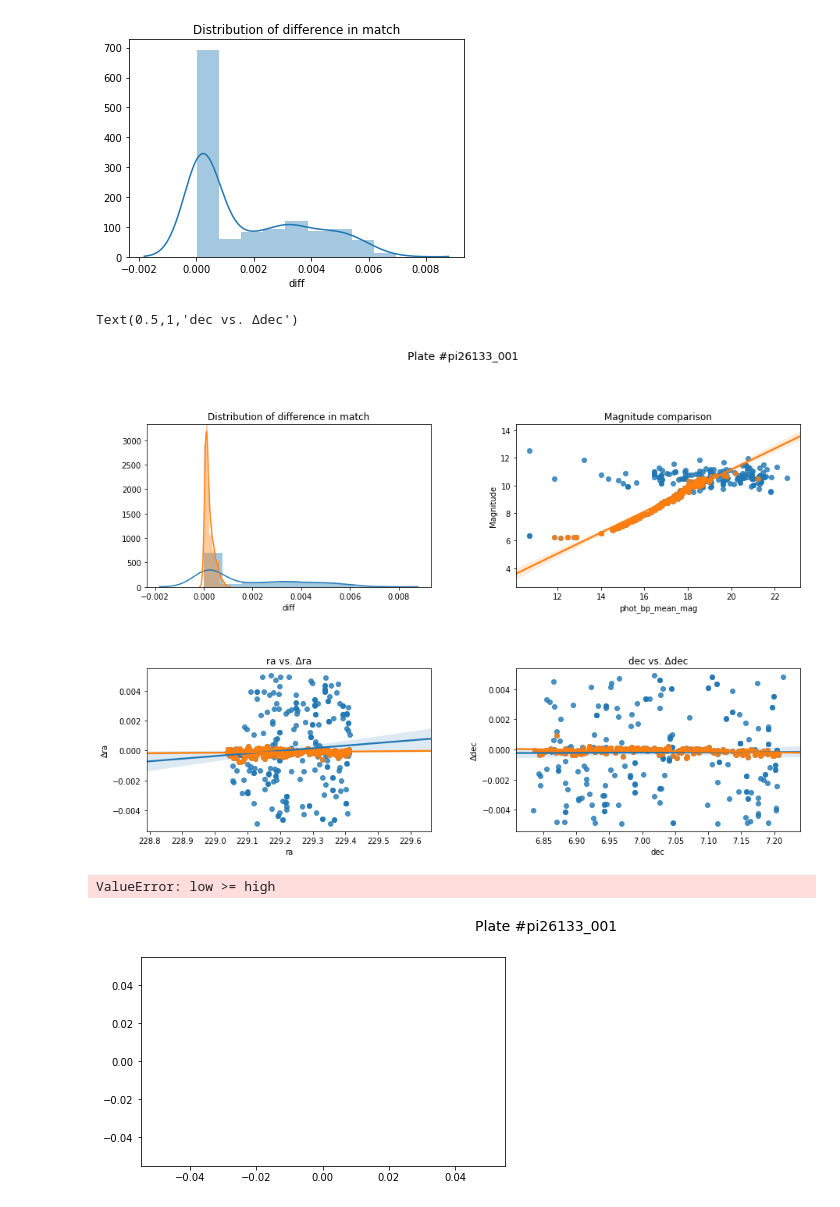
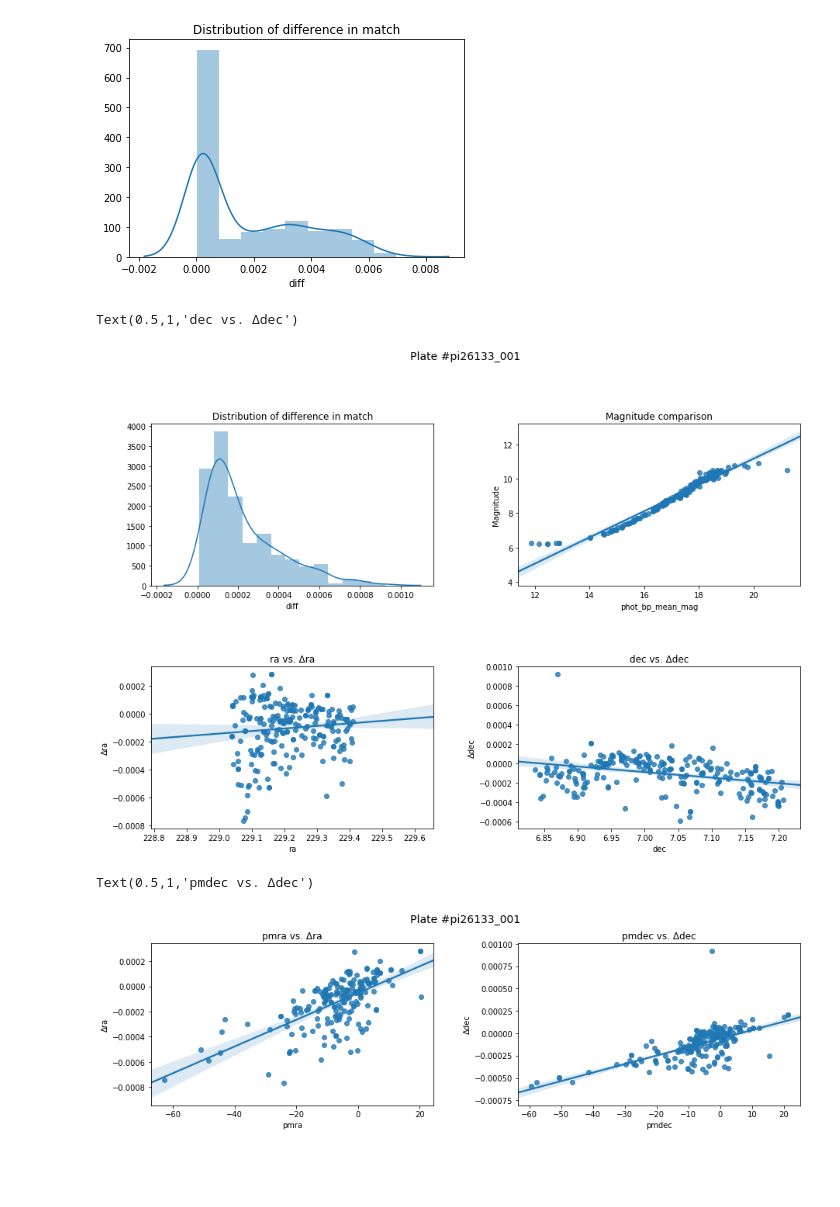
Before and after one commit to oliang2000/yerkes-plate-digitization, a Jupyter notebook: APT.ipynb, the cells around one changed output. Cells and saved outputs as stored; diff of their text form; code cells hidden in the pictures; blank space fills up the shorter version.

Commit message:
Added pmra & dec graphs

```diff
--- a/APT.ipynb
+++ b/APT.ipynb
@@ -67,7 +68,7 @@ while m < len(df_apt):
             if df_apt['CentroidDec'][m] - maxdiff <= df_gaia['dec'][n] <= df_apt['CentroidDec'][m] + maxdiff :
                 df_temp = df_temp.append({'ra': df_gaia['ra'][n], 'dec': df_gaia['dec'][n], \
                                           'phot_bp_mean_mag': df_gaia['phot_bp_mean_mag'][n], \
-                                          'pmra': df_gaia['pmra'][n],\
+                                          'pmra': df_gaia['pmra'][n],'pmdec': df_gaia['pmdec'][n],\
                                           'diff':  math.sqrt((df_gaia['ra'][n]-df_apt['CentroidRA'][m])**2+\
                                                              (df_gaia['dec'][n]-df_apt['CentroidDec'][m])**2)},\
                                          ignore_index=True)
@@ -91,6 +92,7 @@ while m < len(df_apt):
         df = df.append({'ra': df_temp['ra'][0], \
                     'dec': df_temp['dec'][0],\
                     'phot_bp_mean_mag': df_temp['phot_bp_mean_mag'][0],\
+                    'pmra': df_temp['pmra'][0], 'pmdec': df_temp['pmdec'][0],\
                     'CentroidRA': df_apt['CentroidRA'][m],\
                     'CentroidDec': df_apt['CentroidDec'][m],\
                     'Magnitude': df_apt['Magnitude'][m],\
@@ -124,32 +126,32 @@ title = fig.suptitle("Plate #pi26133_001", fontsize=14)
 fig.subplots_adjust(top=0.85, wspace=0.3, hspace=0.5)
 
 ax1 = fig.add_subplot(2,2,1)
-sns.distplot(df['diff']).set_title('Distribution of difference in match')
+#sns.distplot(df['diff']).set_title('Distribution of difference in match')
 sns.distplot(df_filtered['diff']).set_title('Distribution of difference in match')
 ax2 = fig.add_subplot(2,2,2)
-sns.regplot('phot_bp_mean_mag','Magnitude',data=df, fit_reg = False).set_title('Magnitude comparison')
+#sns.regplot('phot_bp_mean_mag','Magnitude',data=df, fit_reg = False).set_title('Magnitude comparison')
 sns.regplot('phot_bp_mean_mag','Magnitude',data=df_filtered).set_title('Magnitude comparison')
 ax3 = fig.add_subplot(2,2,3)
-sns.regplot('ra','Δra',data=df).set_title('ra vs. Δra')
+#sns.regplot('ra','Δra',data=df).set_title('ra vs. Δra')
 sns.regplot('ra','Δra',data=df_filtered).set_title('ra vs. Δra')
 ax4 = fig.add_subplot(2,2,4)
-sns.regplot('dec','Δdec',data=df).set_title('dec vs. Δdec')
+#sns.regplot('dec','Δdec',data=df).set_title('dec vs. Δdec')
 sns.regplot('dec','Δdec',data=df_filtered).set_title('dec vs. Δdec')
 # %% [output]
 Text(0.5,1,'dec vs. Δdec')
-[figure, old version]
+[figure, new version]
 # %%
 fig = plt.figure(figsize=(15,4))
 title = fig.suptitle("Plate #pi26133_001", fontsize=14)
 fig.subplots_adjust(top=0.85, wspace=0.3)
 
 ax1 = fig.add_subplot(1,2,1)
-sns.regplot('pmra','Δra',data=df).set_title('pmra vs. Δra')
+#sns.regplot('pmra','Δra',data=df).set_title('pmra vs. Δra')
 sns.regplot('pmra','Δra',data=df_filtered).set_title('pmra vs. Δra')
 
 ax2 = fig.add_subplot(1,2,2)
-sns.regplot('pmdec','Δdec',data=df).set_title('pmdec vs. Δdec')
+#sns.regplot('pmdec','Δdec',data=df).set_title('pmdec vs. Δdec')
 sns.regplot('pmdec','Δdec',data=df_filtered).set_title('pmdec vs. Δdec')
 # %% [output]
-ValueError: low >= high
+Text(0.5,1,'pmdec vs. Δdec')
-[figure, old version]
+[figure, new version]
```
Also changed, not shown: parts of 2 cells of this notebook.
